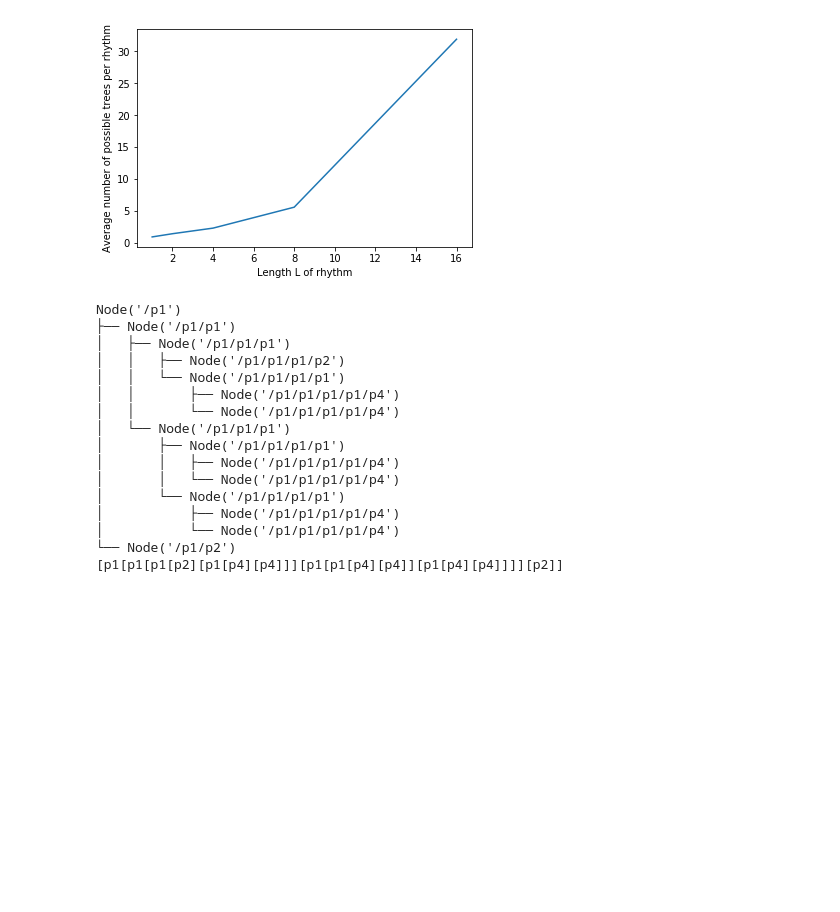
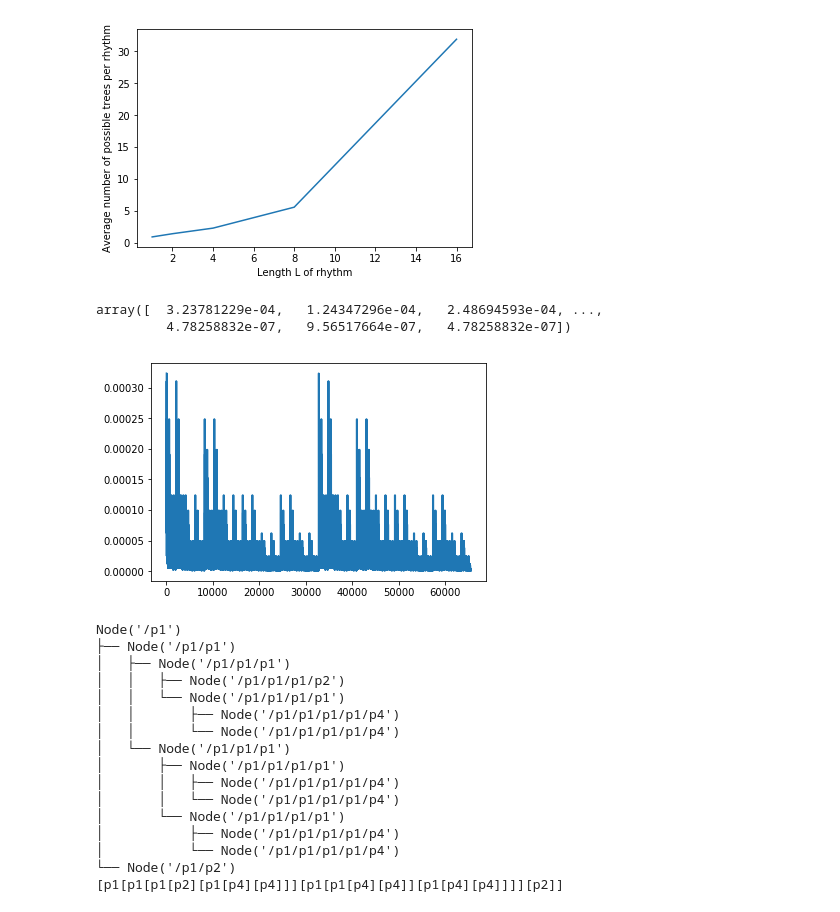
Before and after one commit to lucieperrotta/DCML, a Jupyter notebook: Grammar.ipynb, the cells around one changed output. Cells and saved outputs as stored; diff of their text form; code cells hidden in the pictures; blank space fills up the shorter version.

Commit message:
"Prob" of each rhythm (without the p1 and p2!!!)

```diff
--- a/Grammar.ipynb
+++ b/Grammar.ipynb
@@ -152,6 +152,33 @@ def find_trees(rhythm):
     # p1
     else:
         return find_trees(rhythm[:int(size/2)]) * find_trees(rhythm[int(size/2):])
+
+# Probability of a rhythm to be played (not taking p1 and p2 in account !!!!!!)
+def prob_rhythm(rhythm):
+    size = len(rhythm)
+    realisations = find_trees(rhythm)
+    total = number_trees(size)
+    return realisations/total
+# %%
+# Convert rhythm number (binary into rhythm array)
+def number_to_rhythm(number):
+    return np.fromiter(("{0:0%sb}"%L).format(number), dtype=int )
+
+# Generated all possible rhythms and their probs
+all_rhythms = np.ndarray(shape=(2**L, L))
+all_probs =  np.zeros(2**L)
+
+for i in range(2**L): # populating
+    all_rhythms[i,:] = number_to_rhythm(i)
+    all_probs[i] = prob_rhythm(all_rhythms[i])
+# %% [output]
+array([  3.23781229e-04,   1.24347296e-04,   2.48694593e-04, ...,
+         4.78258832e-07,   9.56517664e-07,   4.78258832e-07])
+# %%
+plt.plot( all_probs)
+plt.show()
+# %% [output]
+[figure, added]
 # %%
 # Convert a rhythm sequence into a tree of rules!
 def rhythm_parser(rhythm):
```
Also changed, not shown: parts of 1 cell of this notebook.
